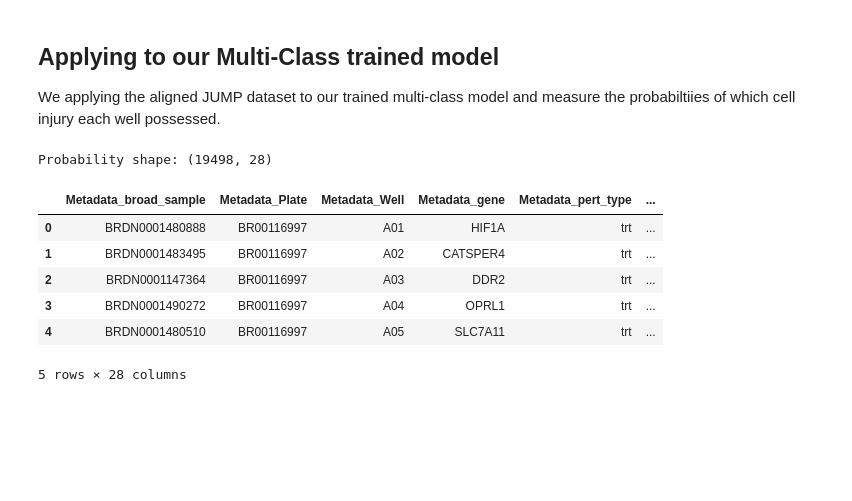
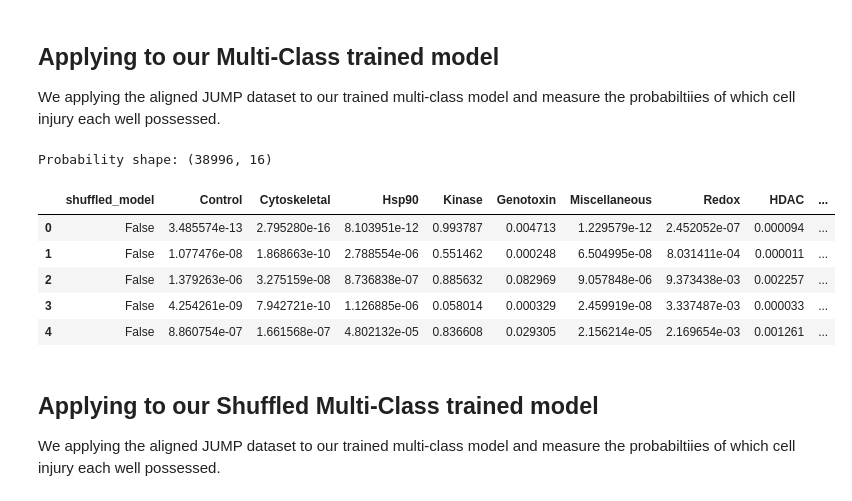
Before and after one commit to axiomcura/predicting-cell-injury-compounds, a Jupyter notebook: notebooks/3.jump-analysis/3.jump_analysis.ipynb, the cells around one changed output. Drawn from its saved outputs; the diff is of its cells as text; code cells hidden in the pictures; blank space fills up the shorter version.

```diff
--- a/notebooks/3.jump-analysis/3.jump_analysis.ipynb
+++ b/notebooks/3.jump-analysis/3.jump_analysis.ipynb
@@ -18,7 +18,6 @@ results_dir = pathlib.Path("../../results")
 data_split_dir = (results_dir / "1.data_splits/").resolve(strict=True)
 jump_data_dir = pathlib.Path("../../data/JUMP_data").resolve(strict=True)
 modeling_dir = pathlib.Path("../../results/2.modeling").resolve(strict=True)
-
 
 # data files
 jump_data_path = (jump_data_dir / "JUMP_all_plates_normalized_negcon.csv.gz").resolve(
@@ -27,8 +26,11 @@ jump_data_path = (jump_data_dir / "JUMP_all_plates_normalized_negcon.csv.gz").re
 multi_class_model_path = (modeling_dir / "multi_class_model.joblib").resolve(
     strict=True
 )
+shuffled_multi_class_model_path = (
+    modeling_dir / "shuffled_multi_class_model.joblib"
+).resolve(strict=True)
 feature_col_names = (data_split_dir / "feature_cols.json").resolve(strict=True)
-
+injury_codes_path = (data_split_dir / "injury_codes.json").resolve(strict=True)
 
 # output paths
 jump_analysis_dir = (results_dir / "3.jump_analysis").resolve()
@@ -44,8 +46,11 @@ with open(feature_col_names, mode="r") as infile:
     cell_injury_cp_feature_cols = json.load(infile)
 
 # loading json file that contains the coder and decoder injury labels
-with open(data_split_dir / "injury_codes.json") as infile:
+with open(injury_codes_path) as infile:
     injury_codes = json.load(infile)
+
+injury_decoder = injury_codes["decoder"]
+injury_encoder = injury_codes["encoder"]
 
 # display dataframe and size
 print("JUMP dataset size:", jump_df.shape)
@@ -151,32 +167,30 @@ multi_class_cell_injury_model = joblib.load(multi_class_model_path)
 # %%
 # apply
 pred_proba = multi_class_cell_injury_model.predict_proba(aligned_jump_feats_df)
 
 # convert prediction probabilities to a pandas daraframe
 pred_proba_df = pd.DataFrame(pred_proba)
 
 # update the column names with the name of the injury class
 pred_proba_df.columns = [
     injury_codes["decoder"][str(colname)] for colname in pred_proba_df.columns.tolist()
 ]
 
-# augment the porbability scores by meringing with the metadata associated with each well
-pred_proba_df = jump_df[meta_features].merge(
-    pred_proba_df, left_index=True, right_index=True
-)
-
-# # save the probability dataframe
-pred_proba_df.to_csv(jump_analysis_dir / "JUMP_injury_proba.csv.gz", compression="gzip")
+# adding shuffle label
+pred_proba_df.insert(0, "shuffled_model", False)
 
 # # display shape and size
 print("Probability shape:", pred_proba_df.shape)
 pred_proba_df.head()
 # %% [output]
-Probability shape: (19498, 28)
+Probability shape: (38996, 16)
-|  | Metadata_broad_sample | Metadata_Plate | Metadata_Well | Metadata_gene | Metadata_pert_type | ... |
-| 0 | BRDN0001480888 | BR00116997 | A01 | HIF1A | trt | ... |
-| 1 | BRDN0001483495 | BR00116997 | A02 | CATSPER4 | trt | ... |
-| 2 | BRDN0001147364 | BR00116997 | A03 | DDR2 | trt | ... |
-| 3 | BRDN0001490272 | BR00116997 | A04 | OPRL1 | trt | ... |
-| 4 | BRDN0001480510 | BR00116997 | A05 | SLC7A11 | trt | ... |
+|  | shuffled_model | Control | Cytoskeletal | Hsp90 | Kinase | Genotoxin | Miscellaneous | Redox | HDAC | ... |
+| 0 | False | 3.485574e-13 | 2.795280e-16 | 8.103951e-12 | 0.993787 | 0.004713 | 1.229579e-12 | 2.452052e-07 | 0.000094 | ... |
+| 1 | False | 1.077476e-08 | 1.868663e-10 | 2.788554e-06 | 0.551462 | 0.000248 | 6.504995e-08 | 8.031411e-04 | 0.000011 | ... |
+| 2 | False | 1.379263e-06 | 3.275159e-08 | 8.736838e-07 | 0.885632 | 0.082969 | 9.057848e-06 | 9.373438e-03 | 0.002257 | ... |
+| 3 | False | 4.254261e-09 | 7.942721e-10 | 1.126885e-06 | 0.058014 | 0.000329 | 2.459919e-08 | 3.337487e-03 | 0.000033 | ... |
+| 4 | False | 8.860754e-07 | 1.661568e-07 | 4.802132e-05 | 0.836608 | 0.029305 | 2.156214e-05 | 2.169654e-03 | 0.001261 | ... |
-5 rows × 28 columns
+# %% [markdown]
+## Applying to our Shuffled Multi-Class trained model
+
+We applying the aligned JUMP dataset to our trained multi-class model and measure the probabiltiies of which cell injury each well possessed.
```
Also changed, not shown: parts of 7 cells of this notebook, 55 other files.
